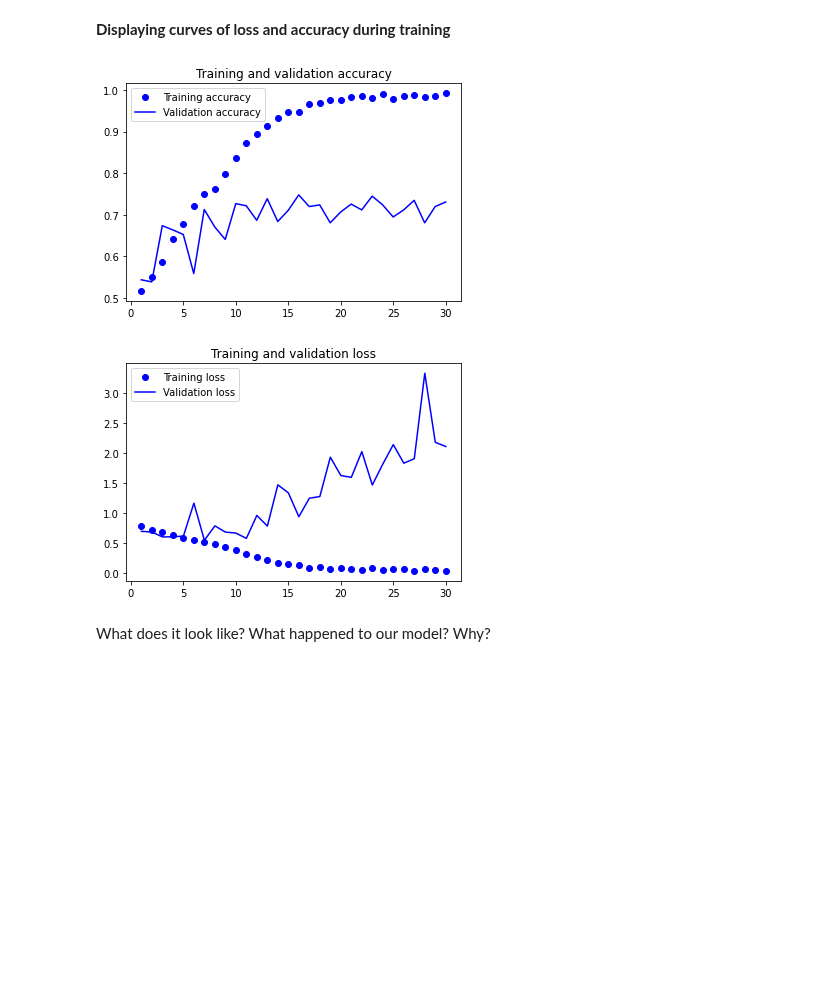
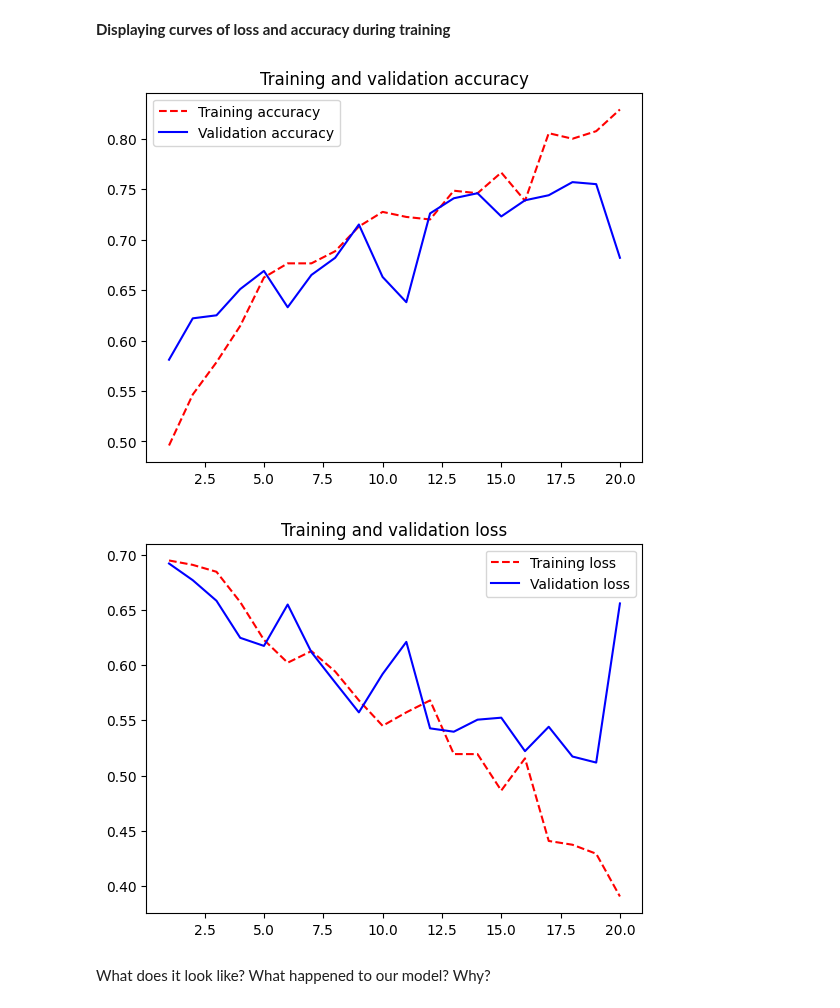
Before and after one commit to pamelon/DeepLearning-ALK, a Jupyter notebook: Classes/Class-3/code/vision.ipynb, the cells around one changed output. Saved outputs shown, nothing was run; the diff lists cells and outputs as text; code cells hidden in the pictures; blank space fills up the shorter version.

```diff
--- a/Classes/Class-3/code/vision.ipynb
+++ b/Classes/Class-3/code/vision.ipynb
@@ -150,7 +196,7 @@ Important: The depth of the feature maps progressively increases (from 32 to 256
 **Configuring the model for training**
 # %%
 model.compile(loss="binary_crossentropy",
-              optimizer="rmsprop",
+              optimizer="adam",
               metrics=["accuracy"])
 # %% [markdown]
 ### Data preprocessing
@@ -166,20 +212,17 @@ What we need to do:
 # %% [markdown]
 If the outlined tasks seem daunting - the image_dataset_from_directory does the most of the job for us.
 # %%
-from tensorflow.keras.utils import image_dataset_from_directory
+from keras.utils import image_dataset_from_directory
 
-new_base_dir = pathlib.Path("cats_vs_dogs_small")
-
+batch_size = 64
+image_size = (180, 180)
 train_dataset = image_dataset_from_directory(
-    new_base_dir / "train",
-    image_size=(180, 180),
-    batch_size=32)
+    new_base_dir / "train", image_size=image_size, batch_size=batch_size
+)
 validation_dataset = image_dataset_from_directory(
-    new_base_dir / "validation",
-    image_size=(180, 180),
-    batch_size=32)
+    new_base_dir / "validation", image_size=image_size, batch_size=batch_size
+)
 test_dataset = image_dataset_from_directory(
-    new_base_dir / "test",
-    image_size=(180, 180),
-    batch_size=32)
+    new_base_dir / "test", image_size=image_size, batch_size=batch_size
+)
 # %% [output]
@@ -242,11 +286,13 @@ callbacks = [
     keras.callbacks.ModelCheckpoint(
         filepath="convnet_from_scratch.keras",
         save_best_only=True,
-        monitor="val_loss")
+        monitor="val_loss",
+    )
 ]
 history = model.fit(
     train_dataset,
-    epochs=30,
+    epochs=20,
     validation_data=validation_dataset,
-    callbacks=callbacks)
+    callbacks=callbacks,
+)
 # %% [output]
@@ -271,24 +317,27 @@ Epoch 30/30
 **Displaying curves of loss and accuracy during training**
 # %%
 import matplotlib.pyplot as plt
+
 accuracy = history.history["accuracy"]
 val_accuracy = history.history["val_accuracy"]
 loss = history.history["loss"]
 val_loss = history.history["val_loss"]
 epochs = range(1, len(accuracy) + 1)
-plt.plot(epochs, accuracy, "bo", label="Training accuracy")
+
+plt.plot(epochs, accuracy, "r--", label="Training accuracy")
 plt.plot(epochs, val_accuracy, "b", label="Validation accuracy")
 plt.title("Training and validation accuracy")
 plt.legend()
 plt.figure()
-plt.plot(epochs, loss, "bo", label="Training loss")
+
+plt.plot(epochs, loss, "r--", label="Training loss")
 plt.plot(epochs, val_loss, "b", label="Validation loss")
 plt.title("Training and validation loss")
 plt.legend()
 plt.show()
 # %% [output]
-[figure, old version]
+[figure, new version]
-[figure, old version]
+[figure, new version]
 # %% [markdown]
 What does it look like? What happened to our model? Why?
 # %% [markdown]
```
Also changed, not shown: parts of 34 cells of this notebook, 2 other files.
